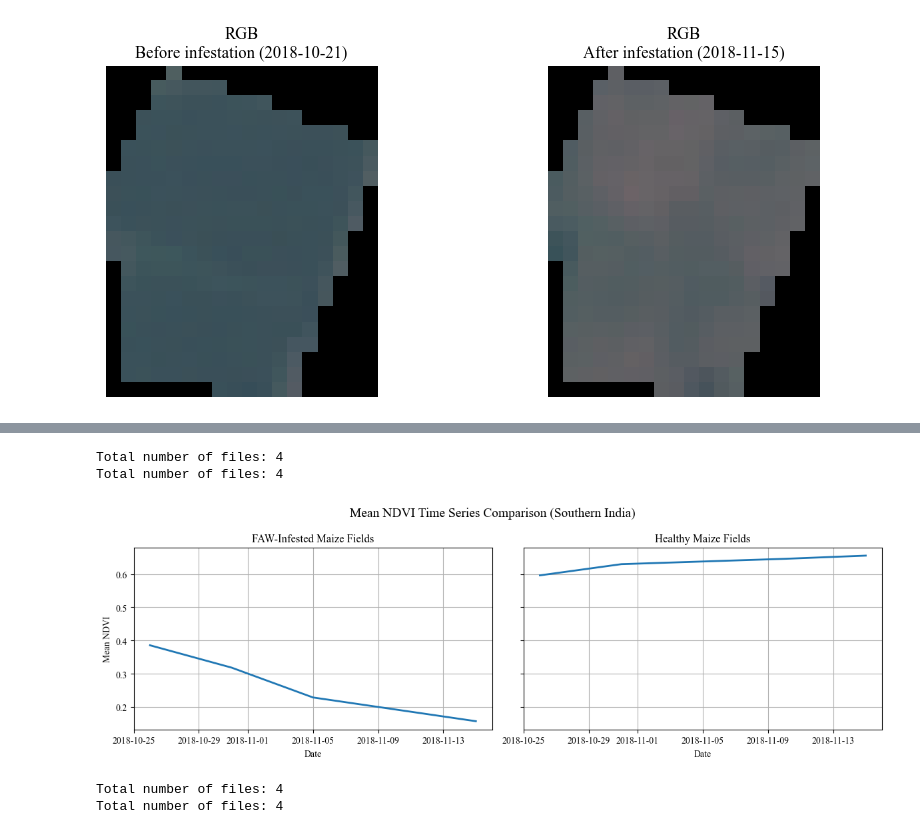
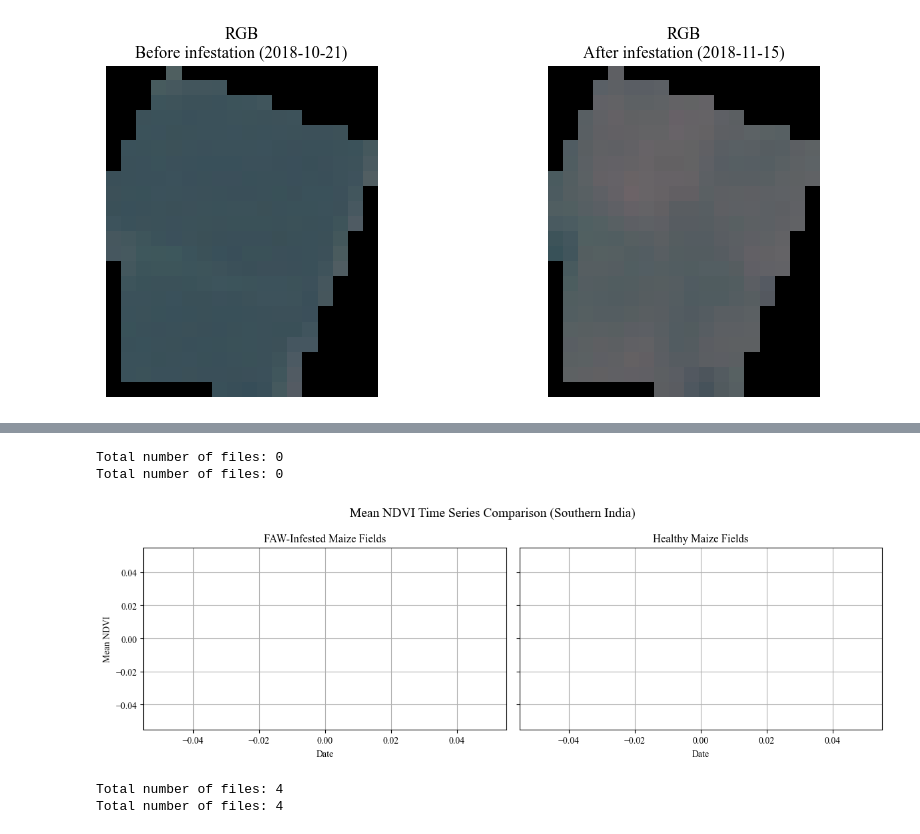
Before and after one commit to fekenzofugi/rsad-time-series, a Jupyter notebook: india.ipynb, the cells around one changed output, grey strips where cells are left out. Cells and saved outputs as stored; diff of their text form; code cells hidden in the pictures.

```diff
--- a/india.ipynb
+++ b/india.ipynb
@@ -508,39 +529,39 @@ Total number of files: 4
 # %%
 scale = 10000
 
-path_infested = "datasets/india_pest_time_series"
+path_infested = "datasets/india_severe_time_series"
 path_healthy  = "datasets/india_healthy_time_series"
 
 dates_pest, ndvi_pest = compute_mean_ndvi_timeseries(path_infested, scale)
 dates_healthy, ndvi_healthy = compute_mean_ndvi_timeseries(path_healthy, scale)
 
 fig, axes = plt.subplots(
     nrows=1, ncols=2,
     figsize=(12, 4),
     sharey=True
 )
 
 # Pest-infested
 axes[0].plot(dates_pest, ndvi_pest, linewidth=2)
 axes[0].set_title("FAW-Infested Maize Fields")
 axes[0].set_xlabel("Date")
 axes[0].set_ylabel("Mean NDVI")
 axes[0].grid(True)
 
 # Healthy
 axes[1].plot(dates_healthy, ndvi_healthy, linewidth=2)
 axes[1].set_title("Healthy Maize Fields")
 axes[1].set_xlabel("Date")
 axes[1].grid(True)
 
 plt.suptitle("Mean NDVI Time Series Comparison (Southern India)", fontsize=14)
 plt.savefig("figures/india_ndvi_time_series_comparison.png", dpi=300)
 plt.tight_layout()
 plt.show()
 # %% [output]
-Total number of files: 4
-Total number of files: 4
+Total number of files: 0
+Total number of files: 0
-[figure, old version]
+[figure, new version]
 # %%
 scale = 10000
 
```
Also changed, not shown: parts of 8 cells of this notebook, 3 other files.
